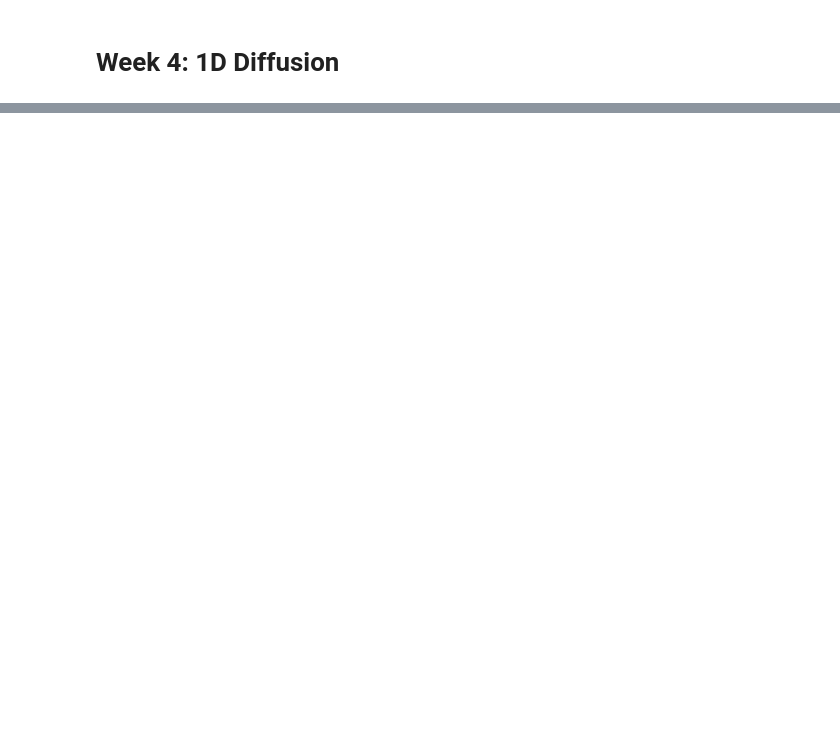
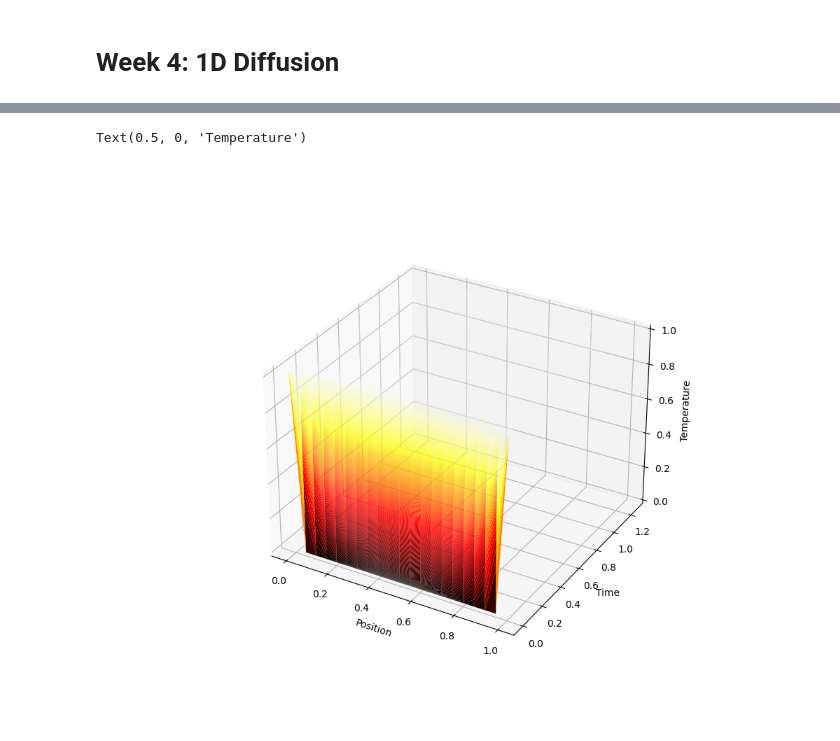
Before and after one commit to shigneedmeds/ComputationalPhysicsPython, a Jupyter notebook: diffusion_ftcs.ipynb, the cells around one changed output, grey strips where cells are left out. Saved outputs shown, nothing was run; the diff lists cells and outputs as text; code cells hidden in the pictures; blank space fills up the shorter version.

```diff
--- a/diffusion_ftcs.ipynb
+++ b/diffusion_ftcs.ipynb
@@ -136,0 +317,14 @@ plt.show()
+# %%
+fig = plt.figure(figsize=(10, 8))
+ax = fig.add_subplot(111, projection='3d')
+
+# Create a 3D surface plot
+X, T = np.meshgrid(x.flatten(), time)
+surf = ax.plot_surface(X, T, temp_numeric, cmap='hot', rstride=1, cstride=1)
+
+ax.set_xlabel('Position')
+ax.set_ylabel('Time')
+ax.set_zlabel('Temperature')
+# %% [output]
+Text(0.5, 0, 'Temperature')
+[figure, added]
```
Also changed, not shown: parts of 6 cells of this notebook.
